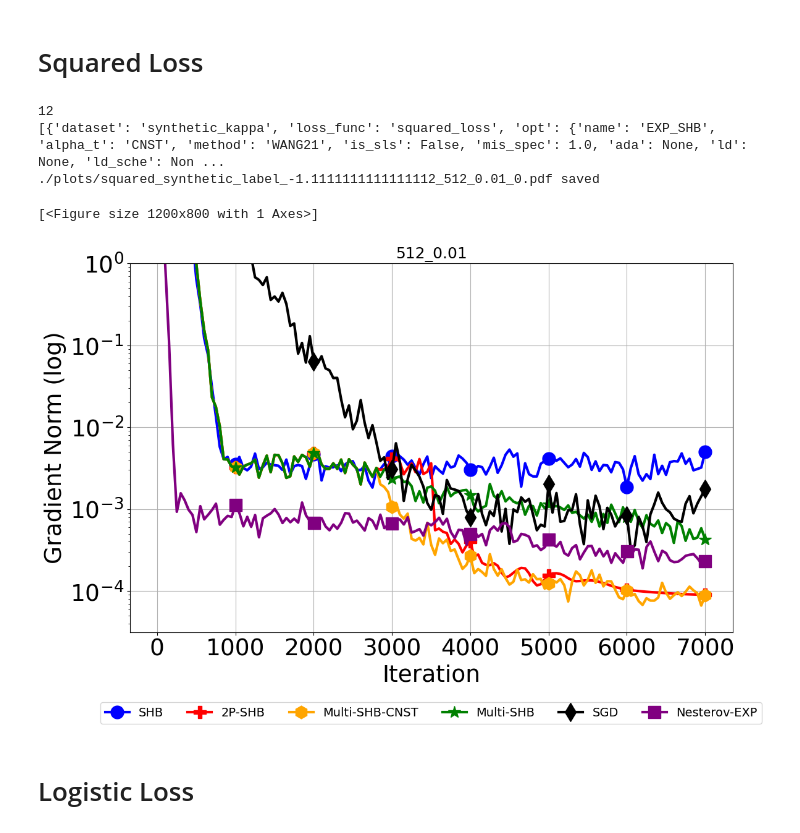
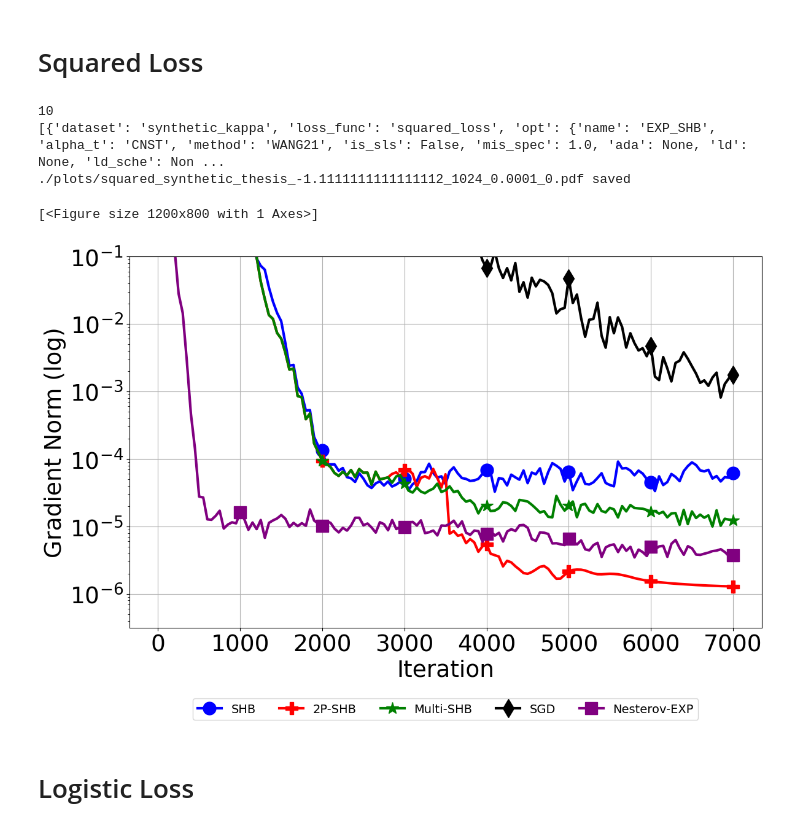
Before and after one commit to anh-dang/expsls, a Jupyter notebook: results.ipynb, the cells around one changed output. Saved outputs shown, nothing was run; the diff lists cells and outputs as text; code cells hidden in the pictures.

```diff
--- a/results.ipynb
+++ b/results.ipynb
@@ -814,7 +814,8 @@ def get_res_dict(config, datasets, batch_size, kappa, variance, runs=[0,1,2]):
     #                     "loss_func":loss_func, 'kappa':kappa, 'variance': variance},
     #                    {'style':styles[f"SHB_MUL_PAN_{C}"]})]
             for c in [0.4]:
-                for beta in [False, True]:
+#                 for beta in [False, True]:
+                for beta in [False]:
                     filtered_best_exp_list +=[
                         ({'opt':{'name':'M_ASHB', 'c':c, 'beta_const':beta},
                             "loss_func":loss_func, 'batch_size':batch_size, 'kappa':kappa, 'variance': variance, 'runs':run},
@@ -830,8 +831,8 @@ def get_res_dict(config, datasets, batch_size, kappa, variance, runs=[0,1,2]):
 # %%
 datasets = ["synthetic_kappa"]
 batch_size = -10/9
-kappa = 512
-variance = 1e-2
+kappa = 1024
+variance = 1e-4
 runs = [0,1]
 config = EXP_SYN_NON_INTERP_CONFIGS
 loss_exp_dict, combined_filter_dict = get_res_dict(config, datasets, batch_size, kappa, variance, runs)
@@ -851,40 +852,40 @@ rm.get_plot_all(
     y_metric_list =  ['grad_norm'],
     x_metric='itr',
     legend_list=['opt.name'],
-    title_list = ['kappa','variance'],
+    title_list = [], #['kappa','variance'],
     groupby_list = ['dataset', 'model', 'n_samples', 'variance', 'kappa'],
     log_metric_list = ["grad_norm", 'alpha_k', 'train_loss'],
     legend_fontsize=14,
     x_fontsize=27,
     y_fontsize=27,
     xtick_fontsize=27,
     ytick_fontsize=27,
     title_fontsize=18,
     result_step=50,
-    ylim_list=[[(10**(-4.5), 10**(0))]],
+    ylim_list=[[(10**(-6.5), 10**(-1))]],
     #[(10**(-13), 10**(5))],[(10**(-13), 10**(5))]],# (10**(-3), 24), (10**(-3.1), 10**(-.8))]],(10**(0), 1e6)(-0.1, 1.1)(10**(-15), 10**(-4))
 
     map_ylabel_list=[{'train_loss':'Train loss'},
                      {'val_acc':'Validation accuracy'},
                      {'grad_norm': 'Gradient Norm'},
                      {'alpha_k': 'alpha_k'},
                      {'beta_k': 'beta_k'},
                      {'lambda_k': 'lambda_k'},
                      {'n_grad_evals': 'Number of stochastic gradient evaluations'}],
     map_xlabel_list=[{'itr': 'Iteration'}],
                 figsize=(12,8),
     plot_confidence=False,
      legend_kwargs={'bbox_to_anchor':[0.5, -0.22],
                            'borderaxespad':0.,
                            'ncol':6,'loc':'center'},
-    savedir_plots=f'./plots/squared_synthetic_label_{batch_size}_{kappa}_{variance}'
+    savedir_plots=f'./plots/squared_synthetic_thesis_{batch_size}_{kappa}_{variance}'
             )
 # %% [output]
-12
+10
 [{'dataset': 'synthetic_kappa', 'loss_func': 'squared_loss', 'opt': {'name': 'EXP_SHB', 'alpha_t': 'CNST', 'method': 'WANG21', 'is_sls': False, 'mis_spec': 1.0, 'ada': None, 'ld': None, 'ld_sche': Non ...
-./plots/squared_synthetic_label_-1.1111111111111112_512_0.01_0.pdf saved
+./plots/squared_synthetic_thesis_-1.1111111111111112_1024_0.0001_0.pdf saved
 [<Figure size 1200x800 with 1 Axes>]
-[figure, old version]
+[figure, new version]
 # %%
 # #     for alpha_t in ["CNST","EXP"]:
 #     for alpha_t in ["CNST"]:
```
